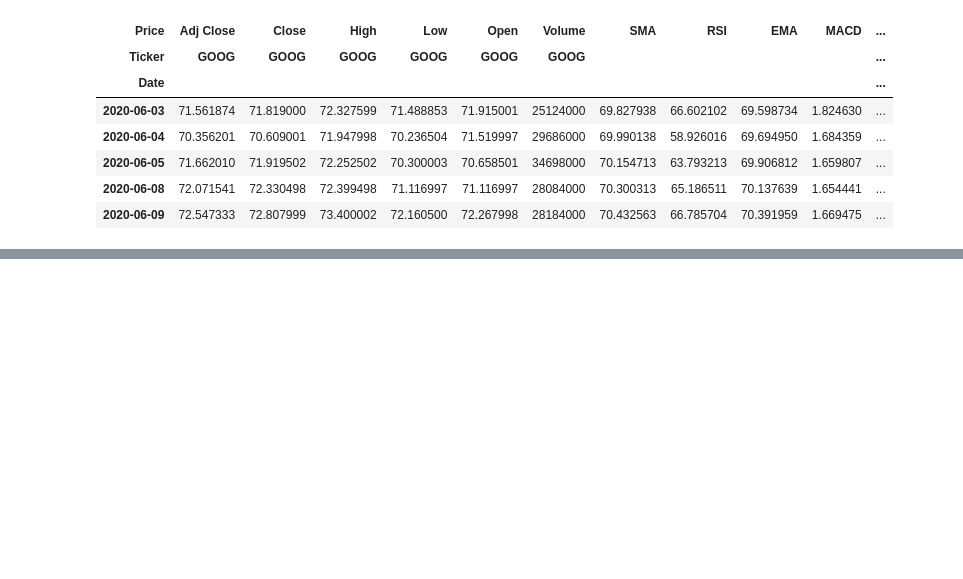
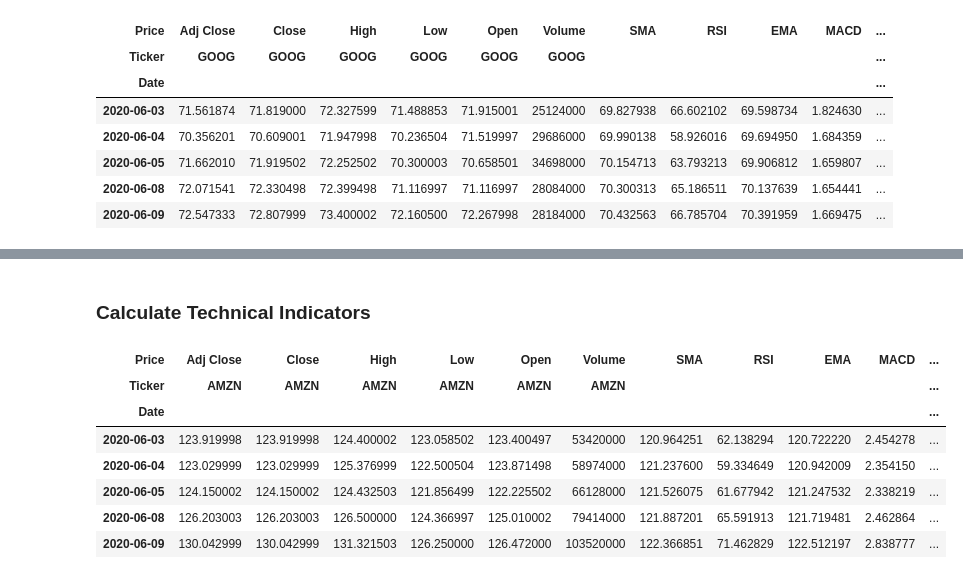
Before and after one commit to NigusK/Stock-Market-News-Sentiment, a Jupyter notebook: notebook/stock_analysis.ipynb, the cells around one changed output, grey strips where cells are left out. Saved outputs shown, nothing was run; the diff lists cells and outputs as text; code cells hidden in the pictures; blank space fills up the shorter version.

```diff
--- a/notebook/stock_analysis.ipynb
+++ b/notebook/stock_analysis.ipynb
@@ -99,0 +135,15 @@ apple_stock_data_indicators.tail()
+# %% [markdown]
+### Calculate Technical Indicators
+# %%
+# Calculate technical indicators
+amazon_stock_data_indicators = analyzer.calculate_technical_indicators(amazon_stock_data,'AMZN')
+amazon_stock_data_indicators.tail()
+# %% [output]
+| Price | Adj Close | Close | High | Low | Open | Volume | SMA | RSI | EMA | MACD | ... |
+| Ticker | AMZN | AMZN | AMZN | AMZN | AMZN | AMZN |  |  |  |  | ... |
+| Date |  |  |  |  |  |  |  |  |  |  | ... |
+| 2020-06-03 | 123.919998 | 123.919998 | 124.400002 | 123.058502 | 123.400497 | 53420000 | 120.964251 | 62.138294 | 120.722220 | 2.454278 | ... |
+| 2020-06-04 | 123.029999 | 123.029999 | 125.376999 | 122.500504 | 123.871498 | 58974000 | 121.237600 | 59.334649 | 120.942009 | 2.354150 | ... |
+| 2020-06-05 | 124.150002 | 124.150002 | 124.432503 | 121.856499 | 122.225502 | 66128000 | 121.526075 | 61.677942 | 121.247532 | 2.338219 | ... |
+| 2020-06-08 | 126.203003 | 126.203003 | 126.500000 | 124.366997 | 125.010002 | 79414000 | 121.887201 | 65.591913 | 121.719481 | 2.462864 | ... |
+| 2020-06-09 | 130.042999 | 130.042999 | 131.321503 | 126.250000 | 126.472000 | 103520000 | 122.366851 | 71.462829 | 122.512197 | 2.838777 | ... |
```
Also changed, not shown: parts of 12 cells of this notebook.
